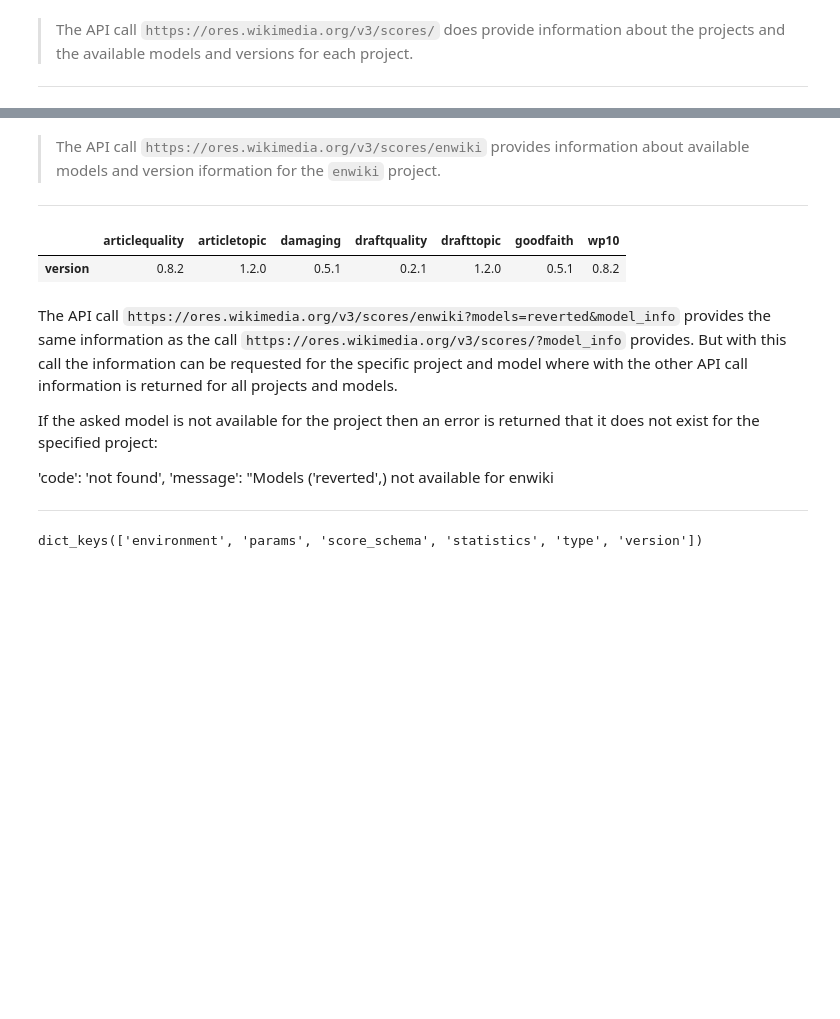
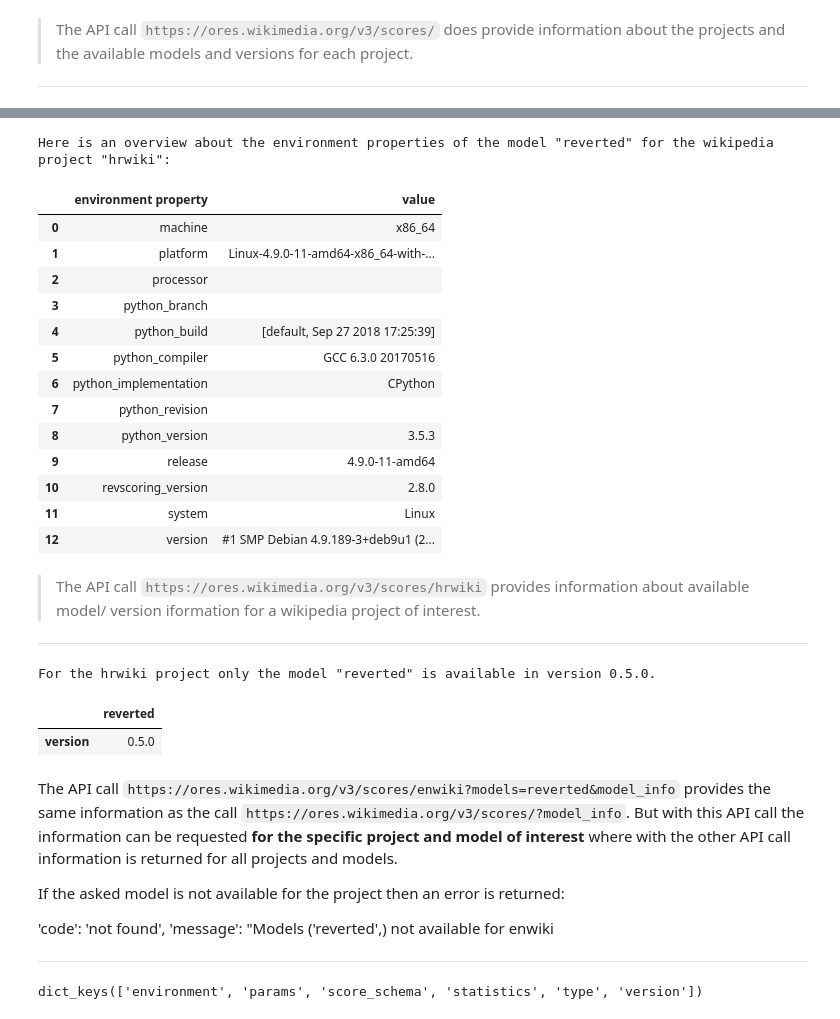
Before and after one commit to FUB-HCC/hcds-winter-2020, a Jupyter notebook: assignments/A4_Transparency/albe/A4_Transparency.ipynb, the cells around one changed output, grey strips where cells are left out. Cells and saved outputs as stored; diff of their text form; code cells hidden in the pictures; blank space fills up the shorter version.

Commit message:
adding some metrics information to excercise3

```diff
--- a/assignments/A4_Transparency/albe/A4_Transparency.ipynb
+++ b/assignments/A4_Transparency/albe/A4_Transparency.ipynb
@@ -163,5 +258,32 @@ v3_stats_df
+# %%
+environment_dict = {'environment property': [],'value':[]}
+v3_environment_df = pd.DataFrame(environment_dict, columns = ['environment property','value' ])
+
+for env_prop in v3_scores_model_info[project]['models'][model]['environment'].keys():
+    v3_environment_df = v3_environment_df.append({ 'environment property': env_prop,
+                                        'value': v3_scores_model_info[project]['models'][model]['environment'][env_prop]},
+                                         ignore_index=True)
+# %%
+print('Here is an overview about the environment properties of the model \"reverted\" for the wikipedia project \"hrwiki\":')
+v3_environment_df
+# %% [output]
+Here is an overview about the environment properties of the model "reverted" for the wikipedia project "hrwiki":
+|  | environment property | value |
+| 0 | machine | x86_64 |
+| 1 | platform | Linux-4.9.0-11-amd64-x86_64-with-... |
+| 2 | processor |  |
+| 3 | python_branch |  |
+| 4 | python_build | [default, Sep 27 2018 17:25:39] |
+| 5 | python_compiler | GCC 6.3.0 20170516 |
+| 6 | python_implementation | CPython |
+| 7 | python_revision |  |
+| 8 | python_version | 3.5.3 |
+| 9 | release | 4.9.0-11-amd64 |
+| 10 | revscoring_version | 2.8.0 |
+| 11 | system | Linux |
+| 12 | version | #1 SMP Debian 4.9.189-3+deb9u1 (2... |
 # %% [markdown]
-> The API call `https://ores.wikimedia.org/v3/scores/enwiki` provides information about available models and version iformation for the `enwiki` project.
+> The API call `https://ores.wikimedia.org/v3/scores/hrwiki` provides information about available model/ version iformation for a wikipedia project of interest.
 
 ________________________________________________
 # %%
@@ -170,12 +292,15 @@ v3_scores_enwiki = api_call.json()
-# %%
-pd.DataFrame.from_dict(v3_scores_enwiki['enwiki']['models'])
-# %% [output]
-|  | articlequality | articletopic | damaging | draftquality | drafttopic | goodfaith | wp10 |
-| version | 0.8.2 | 1.2.0 | 0.5.1 | 0.2.1 | 1.2.0 | 0.5.1 | 0.8.2 |
+# %%
+print('For the hrwiki project only the model \"reverted\" is available in version 0.5.0.')
+pd.DataFrame.from_dict(v3_scores_hrwiki['hrwiki']['models'])
+# %% [output]
+For the hrwiki project only the model "reverted" is available in version 0.5.0.
+|  | reverted |
+| version | 0.5.0 |
 # %% [markdown]
-The API call `https://ores.wikimedia.org/v3/scores/enwiki?models=reverted&model_info` provides the same information as the call `https://ores.wikimedia.org/v3/scores/?model_info` provides. But with this call the information can be requested for the specific project and model where with the other API call information is returned for all projects and models.
+The API call `https://ores.wikimedia.org/v3/scores/enwiki?models=reverted&model_info` provides the same information as the call `https://ores.wikimedia.org/v3/scores/?model_info`.
+But with this API call the information can be requested **for the specific project and model of interest** where with the other API call information is returned for all projects and models.
 
-If the asked model is not available for the project then an error is returned that it does not exist for the specified project:
+If the asked model is not available for the project then an error is returned:
 
 'code': 'not found',
  'message': "Models ('reverted',) not available for enwiki
```
Also changed, not shown: parts of 77 cells of this notebook.
